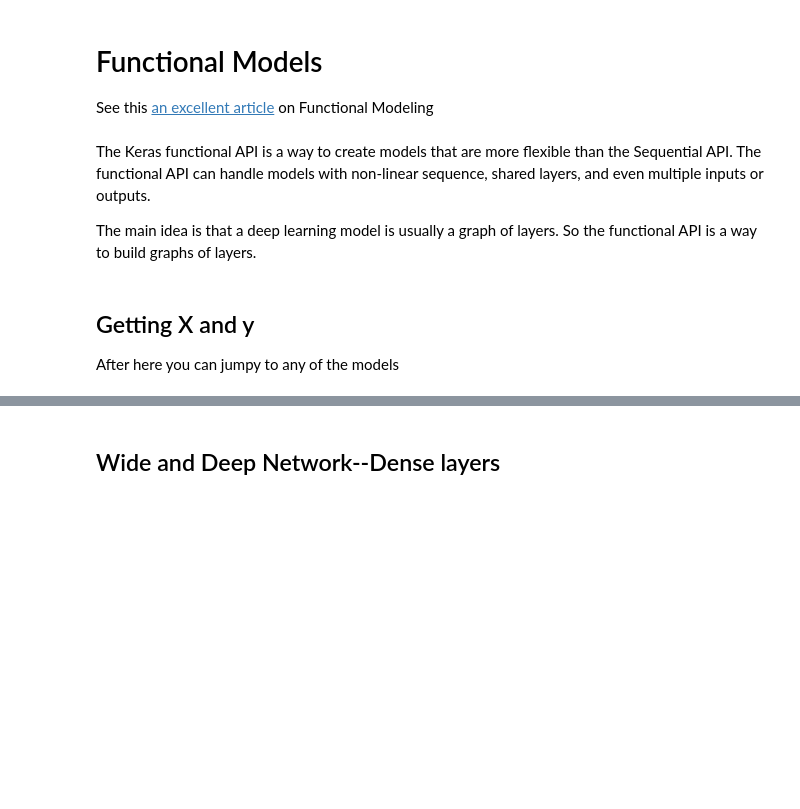
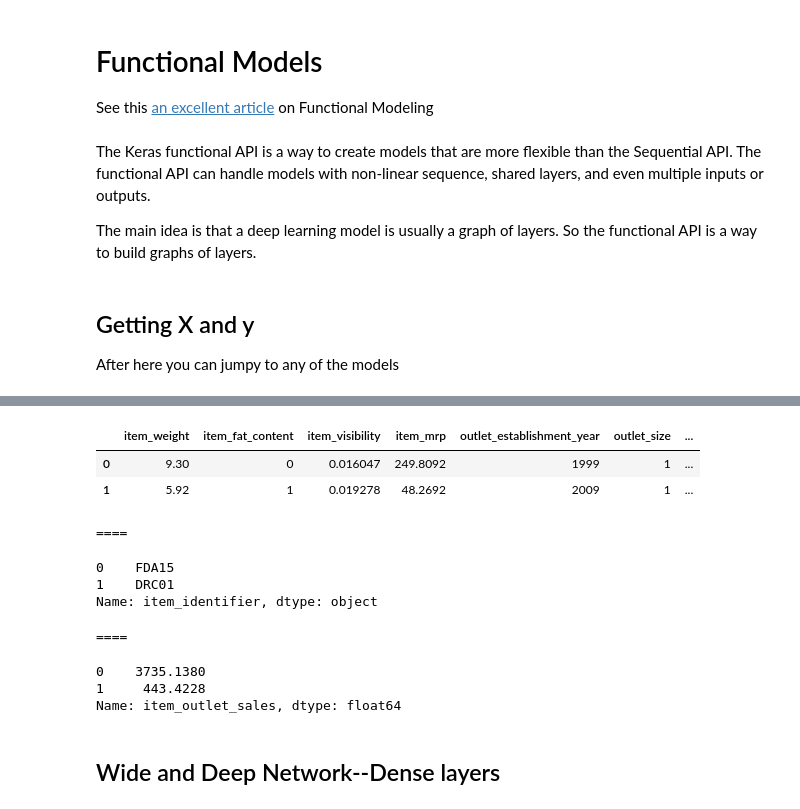
Before and after one commit to harnalashok/deeplearning, a Jupyter notebook: Enginerring_using_keras_Functional_API.ipynb, the cells around one changed output, grey strips where cells are left out. Cells and saved outputs as stored; diff of their text form; code cells hidden in the pictures; blank space fills up the shorter version.

```diff
--- a/Enginerring_using_keras_Functional_API.ipynb
+++ b/Enginerring_using_keras_Functional_API.ipynb
@@ -62,2 +149,4 @@ sklearn.utils.Bunch
+# %%
+data.drop(columns = ['item_type', 'outlet_identifier'], inplace = True)
 # %%
 # 2.1 Seperate X,y
@@ -76 +161,19 @@ y.shape
+# %%
+X.head(2)
+print("\n====")
+X1.head(2)
+print("\n====")
+y.head(2)
+# %% [output]
+|  | item_weight | item_fat_content | item_visibility | item_mrp | outlet_establishment_year | outlet_size | ... |
+| 0 | 9.30 | 0 | 0.016047 | 249.8092 | 1999 | 1 | ... |
+| 1 | 5.92 | 1 | 0.019278 | 48.2692 | 2009 | 1 | ... |
+====
+0    FDA15
+1    DRC01
+Name: item_identifier, dtype: object
+====
+0    3735.1380
+1     443.4228
+Name: item_outlet_sales, dtype: float64
 # %%
```
Also changed, not shown: parts of 17 cells of this notebook.
